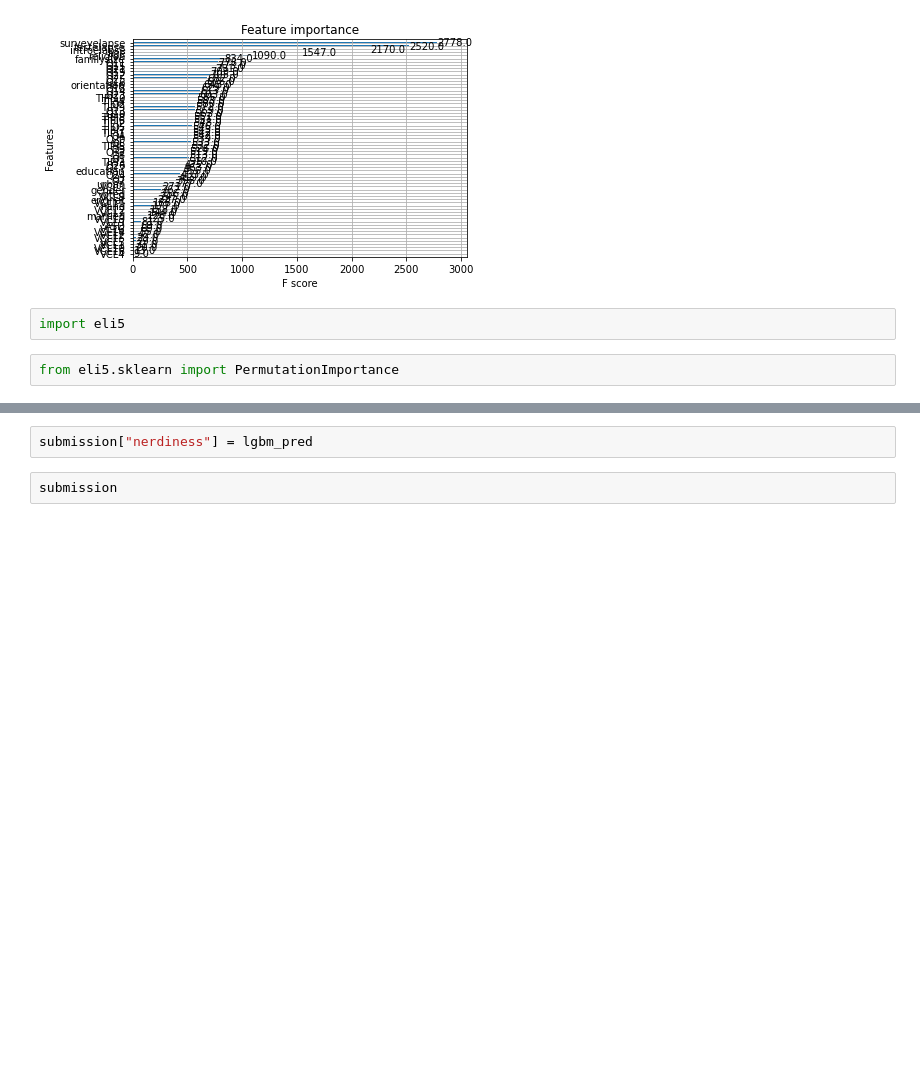
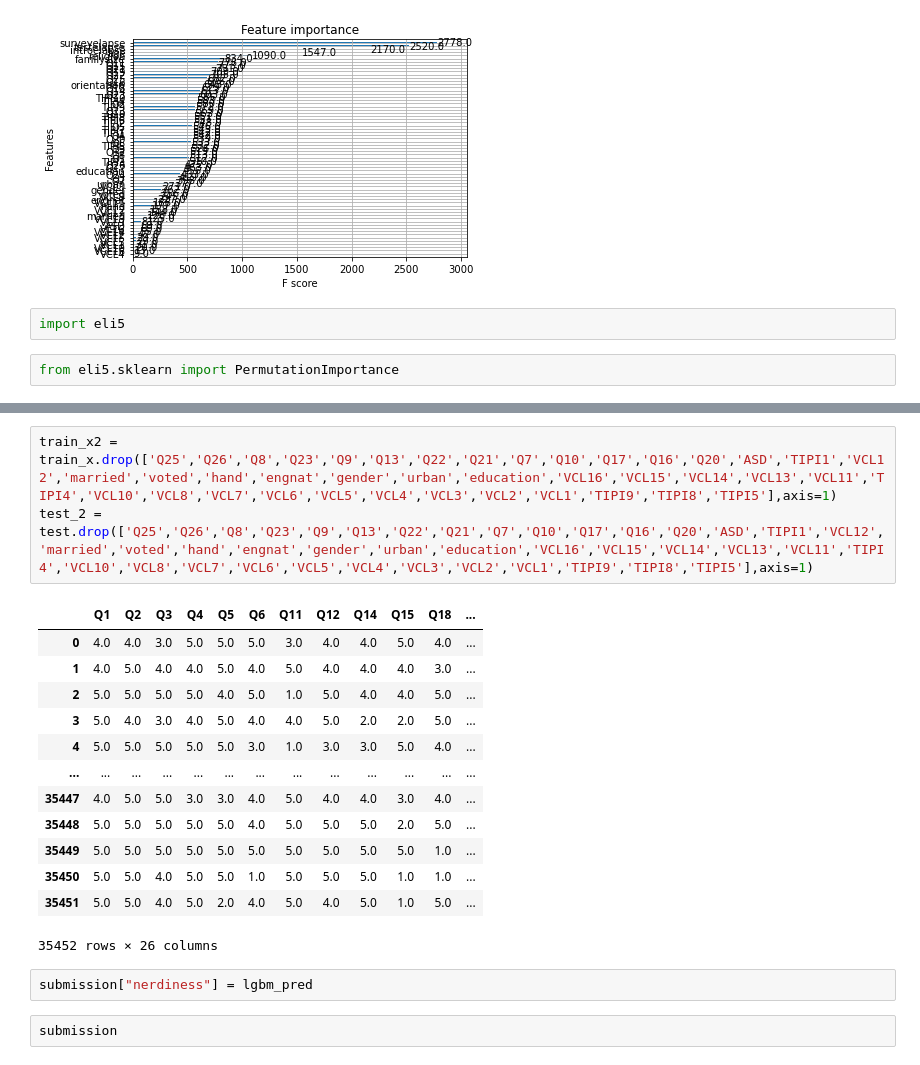
Before and after one commit to leedaehan-kev/AI-QUALIFYING-ROUND, a Jupyter notebook: competition_code/TEST-withNA&XGBOOST.ipynb, the cells around one changed output, grey strips where cells are left out. Saved outputs shown, nothing was run; the diff lists cells and outputs as text; blank space fills up the shorter version.

```diff
--- a/competition_code/TEST-withNA&XGBOOST.ipynb
+++ b/competition_code/TEST-withNA&XGBOOST.ipynb
@@ -193,4 +192,21 @@ eli5.show_weights(perm, top = 80, feature_names = X_val.columns.tolist())
 | 0 ± 0.0000 | TIPI5 |
+# %%
+train_x2 = train_x.drop(['Q25','Q26','Q8','Q23','Q9','Q13','Q22','Q21','Q7','Q10','Q17','Q16','Q20','ASD','TIPI1','VCL12','married','voted','hand','engnat','gender','urban','education','VCL16','VCL15','VCL14','VCL13','VCL11','TIPI4','VCL10','VCL8','VCL7','VCL6','VCL5','VCL4','VCL3','VCL2','VCL1','TIPI9','TIPI8','TIPI5'],axis=1)
+test_2 = test.drop(['Q25','Q26','Q8','Q23','Q9','Q13','Q22','Q21','Q7','Q10','Q17','Q16','Q20','ASD','TIPI1','VCL12','married','voted','hand','engnat','gender','urban','education','VCL16','VCL15','VCL14','VCL13','VCL11','TIPI4','VCL10','VCL8','VCL7','VCL6','VCL5','VCL4','VCL3','VCL2','VCL1','TIPI9','TIPI8','TIPI5'],axis=1)
+# %% [output]
+|  | Q1 | Q2 | Q3 | Q4 | Q5 | Q6 | Q11 | Q12 | Q14 | Q15 | Q18 | ... |
+| 0 | 4.0 | 4.0 | 3.0 | 5.0 | 5.0 | 5.0 | 3.0 | 4.0 | 4.0 | 5.0 | 4.0 | ... |
+| 1 | 4.0 | 5.0 | 4.0 | 4.0 | 5.0 | 4.0 | 5.0 | 4.0 | 4.0 | 4.0 | 3.0 | ... |
+| 2 | 5.0 | 5.0 | 5.0 | 5.0 | 4.0 | 5.0 | 1.0 | 5.0 | 4.0 | 4.0 | 5.0 | ... |
+| 3 | 5.0 | 4.0 | 3.0 | 4.0 | 5.0 | 4.0 | 4.0 | 5.0 | 2.0 | 2.0 | 5.0 | ... |
+| 4 | 5.0 | 5.0 | 5.0 | 5.0 | 5.0 | 3.0 | 1.0 | 3.0 | 3.0 | 5.0 | 4.0 | ... |
+| ... | ... | ... | ... | ... | ... | ... | ... | ... | ... | ... | ... | ... |
+| 35447 | 4.0 | 5.0 | 5.0 | 3.0 | 3.0 | 4.0 | 5.0 | 4.0 | 4.0 | 3.0 | 4.0 | ... |
+| 35448 | 5.0 | 5.0 | 5.0 | 5.0 | 5.0 | 4.0 | 5.0 | 5.0 | 5.0 | 2.0 | 5.0 | ... |
+| 35449 | 5.0 | 5.0 | 5.0 | 5.0 | 5.0 | 5.0 | 5.0 | 5.0 | 5.0 | 5.0 | 1.0 | ... |
+| 35450 | 5.0 | 5.0 | 4.0 | 5.0 | 5.0 | 1.0 | 5.0 | 5.0 | 5.0 | 1.0 | 1.0 | ... |
+| 35451 | 5.0 | 5.0 | 4.0 | 5.0 | 2.0 | 4.0 | 5.0 | 4.0 | 5.0 | 1.0 | 5.0 | ... |
+35452 rows × 26 columns
 # %%
 submission["nerdiness"] = lgbm_pred
 # %%
```
Also changed, not shown: parts of 2 cells of this notebook.
